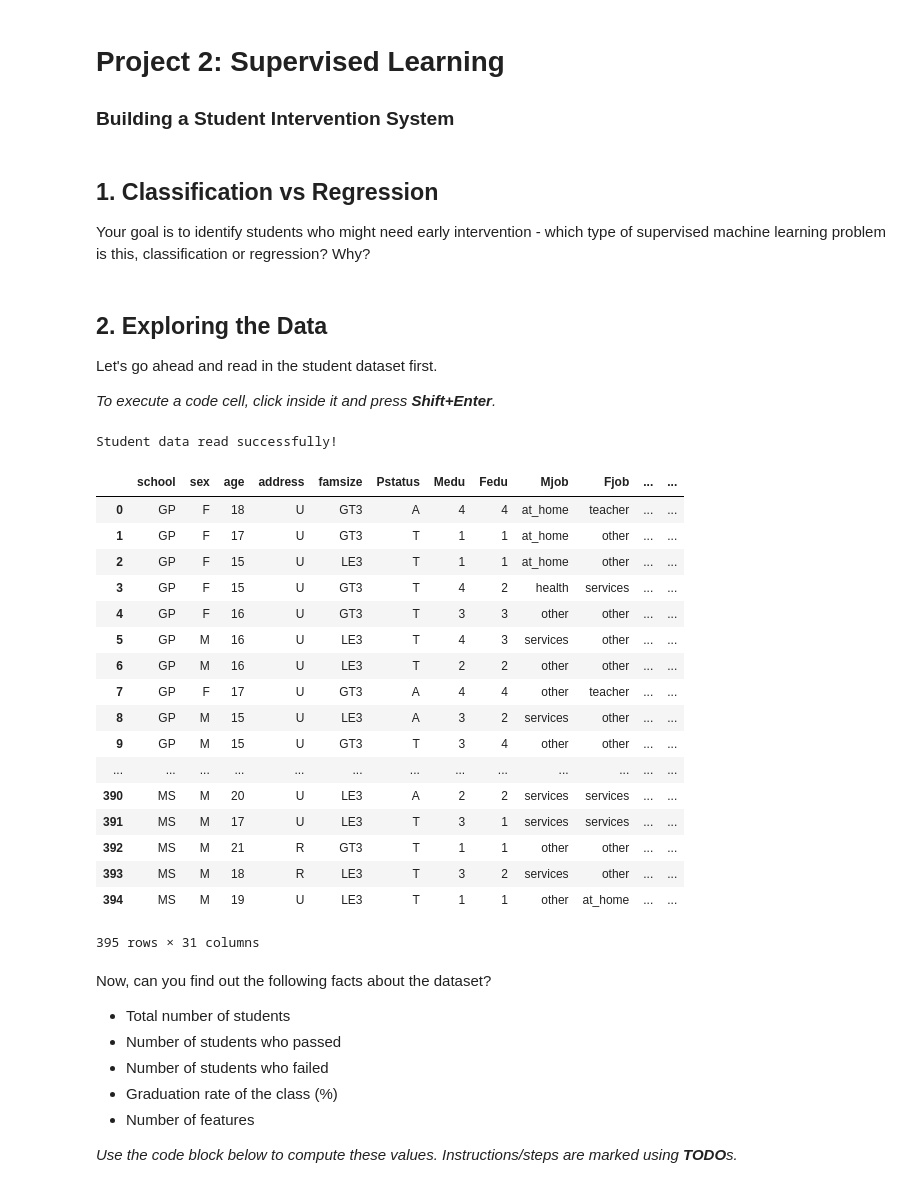
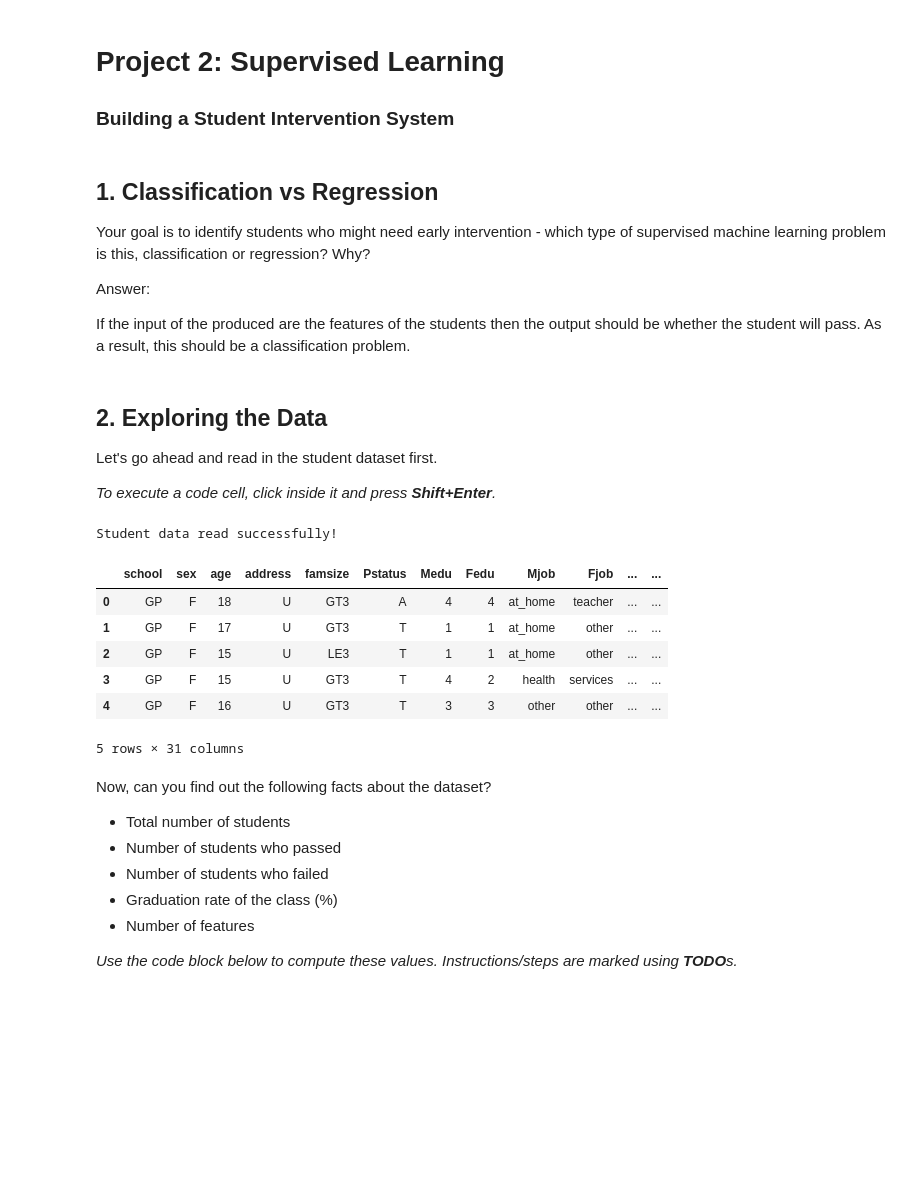
Before and after one commit to jinzhangA/Udacity_ZC, a Jupyter notebook: student_intervention_Zhuo_Chen/student_intervention.ipynb, the cells around one changed output. Saved outputs shown, nothing was run; the diff lists cells and outputs as text; code cells hidden in the pictures; blank space fills up the shorter version.

```diff
--- a/student_intervention_Zhuo_Chen/student_intervention.ipynb
+++ b/student_intervention_Zhuo_Chen/student_intervention.ipynb
@@ -5,6 +5,10 @@
 ## 1. Classification vs Regression
 
 Your goal is to identify students who might need early intervention - which type of supervised machine learning problem is this, classification or regression? Why?
+
+Answer:
+
+If the input of the produced are the features of the students then the output should be whether the student will pass. As a result, this should be a classification problem.
 # %% [markdown]
 ## 2. Exploring the Data
 
@@ -18,29 +22,18 @@ import pandas as pd
 # %%
 # Read student data
 student_data = pd.read_csv("student-data.csv")
 print "Student data read successfully!"
 # Note: The last column 'passed' is the target/label, all other are feature columns
-student_data
+student_data.head()
 # %% [output]
 Student data read successfully!
 |  | school | sex | age | address | famsize | Pstatus | Medu | Fedu | Mjob | Fjob | ... | ... |
 | 0 | GP | F | 18 | U | GT3 | A | 4 | 4 | at_home | teacher | ... | ... |
 | 1 | GP | F | 17 | U | GT3 | T | 1 | 1 | at_home | other | ... | ... |
 | 2 | GP | F | 15 | U | LE3 | T | 1 | 1 | at_home | other | ... | ... |
 | 3 | GP | F | 15 | U | GT3 | T | 4 | 2 | health | services | ... | ... |
 | 4 | GP | F | 16 | U | GT3 | T | 3 | 3 | other | other | ... | ... |
-| 5 | GP | M | 16 | U | LE3 | T | 4 | 3 | services | other | ... | ... |
-| 6 | GP | M | 16 | U | LE3 | T | 2 | 2 | other | other | ... | ... |
-| 7 | GP | F | 17 | U | GT3 | A | 4 | 4 | other | teacher | ... | ... |
-| 8 | GP | M | 15 | U | LE3 | A | 3 | 2 | services | other | ... | ... |
-| 9 | GP | M | 15 | U | GT3 | T | 3 | 4 | other | other | ... | ... |
-| ... | ... | ... | ... | ... | ... | ... | ... | ... | ... | ... | ... | ... |
-| 390 | MS | M | 20 | U | LE3 | A | 2 | 2 | services | services | ... | ... |
-| 391 | MS | M | 17 | U | LE3 | T | 3 | 1 | services | services | ... | ... |
-| 392 | MS | M | 21 | R | GT3 | T | 1 | 1 | other | other | ... | ... |
-| 393 | MS | M | 18 | R | LE3 | T | 3 | 2 | services | other | ... | ... |
-| 394 | MS | M | 19 | U | LE3 | T | 1 | 1 | other | at_home | ... | ... |
-395 rows × 31 columns
+5 rows × 31 columns
 # %% [markdown]
 Now, can you find out the following facts about the dataset?
 - Total number of students
```
Also changed, not shown: parts of 17 cells of this notebook.
